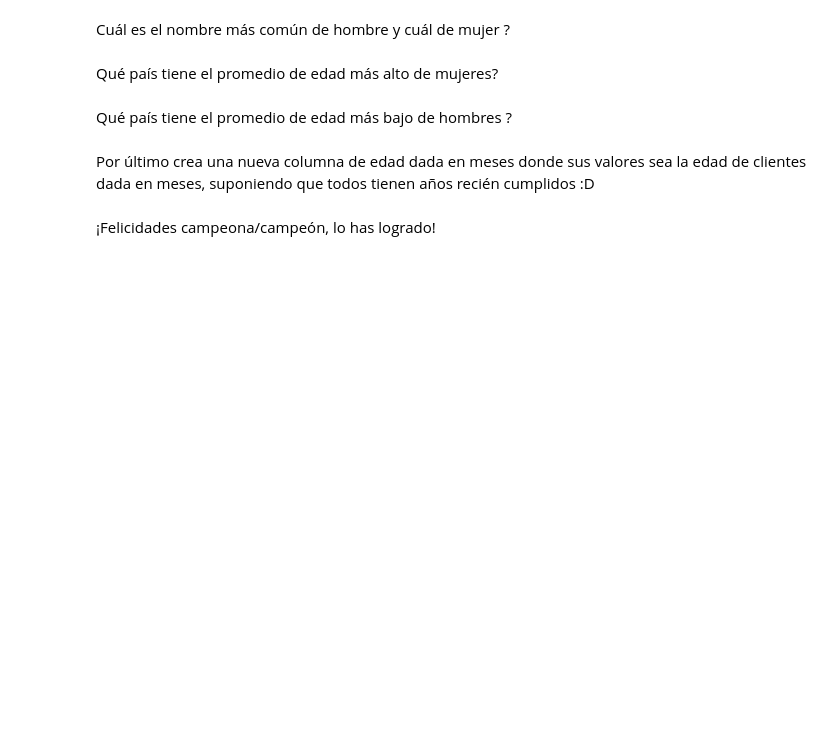
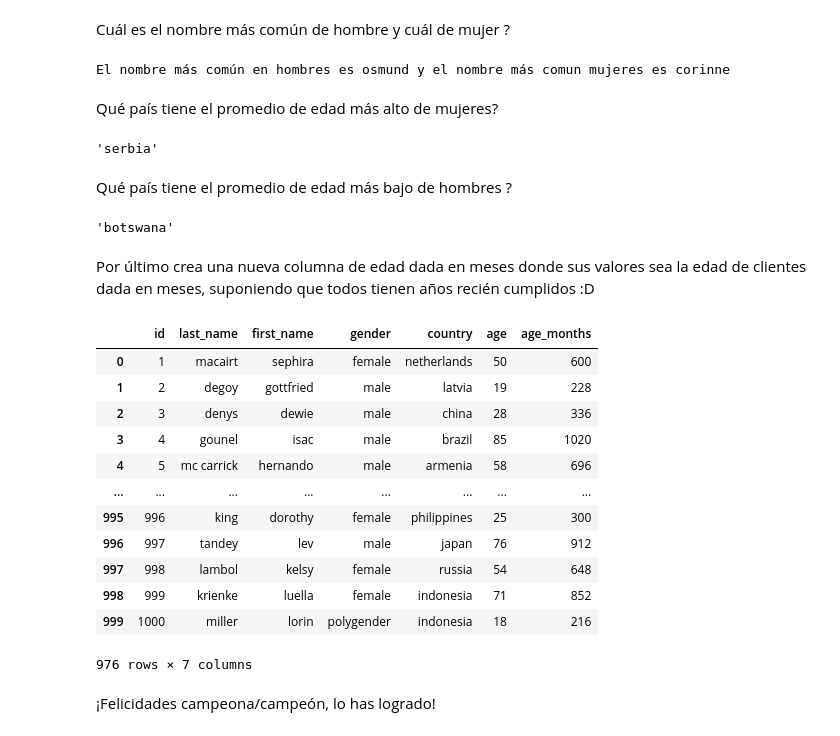
Before and after one commit to PROJAS1909/Examen-Simulacro, a Jupyter notebook: main.ipynb, the cells around one changed output. Cells and saved outputs as stored; diff of their text form; code cells hidden in the pictures; blank space fills up the shorter version.

```diff
--- a/main.ipynb
+++ b/main.ipynb
@@ -37,4 +154,9 @@ Cambiemos todos los datos con valor tipo string a minúscula
 # %% [markdown]
 Los correos están horribles y no nos servirán de mucho, eliminemoslos ;)
+# %%
+df = df.drop(columns= ['email'])
 # %% [markdown]
 Cambia el orden de las columnas, primero apellido y luego nombre
+# %%
+df = df[['id', 'last_name', 'first_name', 'gender', 'country', 'age']]
+df.head(3)
@@ -41,2 +168,5 @@ Cambia el orden de las columnas, primero apellido y luego nombre
 # %% [markdown]
 Por último , asegúrate que la edad esté en dato tipo integer
+# %%
+df['age'] = df['age'].astype(float).astype(int)
+df.dtypes['age']
@@ -51,2 +206,4 @@ Por último , asegúrate que la edad esté en dato tipo integer
 # %% [markdown]
 Ordenando los países por orden alfabético , cuál es el último país?
+# %%
+df['country'] = df['country'].sort_values(ascending=False)
@@ -53,11 +224,48 @@ Ordenando los países por orden alfabético , cuál es el último país?
 # %% [markdown]
 Cuál es el nombre más común de hombre y cuál de mujer ?
+# %%
+nombres_hombres = df[df['gender'] == 'male']['first_name']
+nombres_mujeres = df[df['gender'] == 'female']['first_name']
+nombre_mas_comun_hombres = nombres_hombres.mode().values[0]
+nombre_mas_comun_mujeres = nombres_mujeres.mode().values[0]
+print(f'El nombre más común en hombres es {nombre_mas_comun_hombres} y el nombre más comun mujeres es {nombre_mas_comun_mujeres}')
+# %% [output]
+El nombre más común en hombres es osmund y el nombre más comun mujeres es corinne
 # %% [markdown]
 Qué país tiene el promedio de edad más alto de mujeres?
+# %%
+promedio_mujeres_pais = df[df['gender'] == 'female'].groupby('country')['age'].mean()
+pais_con_promedio_mas_alto = promedio_mujeres_pais.idxmax()
+pais_con_promedio_mas_alto
+# %% [output]
+'serbia'
 # %% [markdown]
 Qué país tiene el promedio de edad más bajo de hombres ?
+# %%
+promedio_hombres_pais = df[df['gender'] == 'male'].groupby('country')['age'].mean()
+pais_con_promedio_mas_bajo = promedio_hombres_pais.idxmin()
+pais_con_promedio_mas_bajo
+# %% [output]
+'botswana'
 # %% [markdown]
 Por último crea una nueva columna de edad dada en meses donde sus valores sea la edad de clientes dada en meses, suponiendo que todos tienen años recién cumplidos :D
+# %%
+df['age_months'] = df['age'] * 12
+df
+# %% [output]
+|  | id | last_name | first_name | gender | country | age | age_months |
+| 0 | 1 | macairt | sephira | female | netherlands | 50 | 600 |
+| 1 | 2 | degoy | gottfried | male | latvia | 19 | 228 |
+| 2 | 3 | denys | dewie | male | china | 28 | 336 |
+| 3 | 4 | gounel | isac | male | brazil | 85 | 1020 |
+| 4 | 5 | mc carrick | hernando | male | armenia | 58 | 696 |
+| ... | ... | ... | ... | ... | ... | ... | ... |
+| 995 | 996 | king | dorothy | female | philippines | 25 | 300 |
+| 996 | 997 | tandey | lev | male | japan | 76 | 912 |
+| 997 | 998 | lambol | kelsy | female | russia | 54 | 648 |
+| 998 | 999 | krienke | luella | female | indonesia | 71 | 852 |
+| 999 | 1000 | miller | lorin | polygender | indonesia | 18 | 216 |
+976 rows × 7 columns
 # %% [markdown]
 ¡Felicidades campeona/campeón, lo has logrado!
 # %% [markdown]
```
Also changed, not shown: parts of 17 cells of this notebook.
